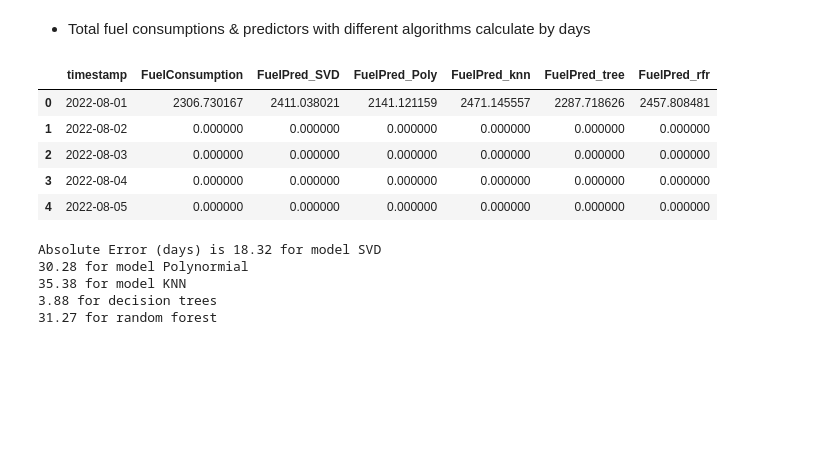
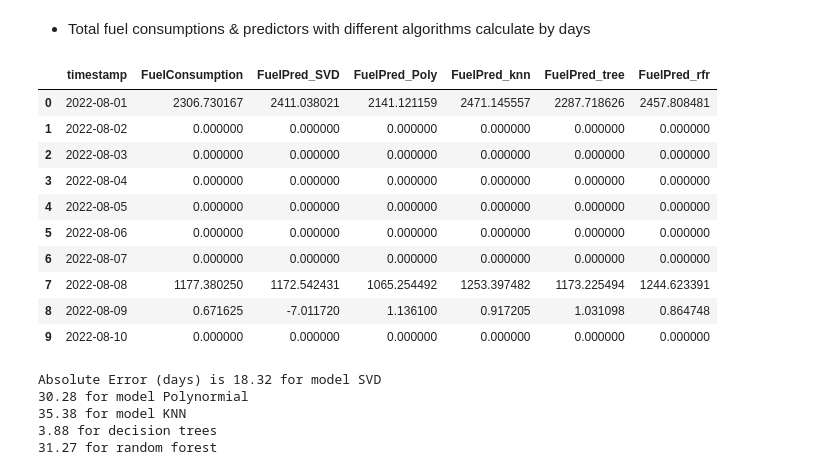
Before and after one commit to cooperhankun/Deep_learning, a Jupyter notebook: project/cetasol_1.ipynb, the cells around one changed output. Cells and saved outputs as stored; diff of their text form; code cells hidden in the pictures; blank space fills up the shorter version.

```diff
--- a/project/cetasol_1.ipynb
+++ b/project/cetasol_1.ipynb
@@ -628,3 +610,0 @@ Name: FuelPred_SVD, dtype: float64
-# %%
-X_features = poly_model_4.fit_transform(scaled_X)
-df['FuelPred_Poly'] = model_poly.predict(X_features)
@@ -900,14 +686,19 @@ See the caveats in the documentation: https://pandas.pydata.org/pandas-docs/stab
 - Total fuel consumptions & predictors with different algorithms calculate by days
 # %%
 df_days_aug = df_new_aug.groupby(pd.Grouper(key = 'timestamp', freq = 'D')).sum().reset_index()
-df_days_aug.head()
+df_days_aug.head(10)
 # %% [output]
 |  | timestamp | FuelConsumption | FuelPred_SVD | FuelPred_Poly | FuelPred_knn | FuelPred_tree | FuelPred_rfr |
 | 0 | 2022-08-01 | 2306.730167 | 2411.038021 | 2141.121159 | 2471.145557 | 2287.718626 | 2457.808481 |
 | 1 | 2022-08-02 | 0.000000 | 0.000000 | 0.000000 | 0.000000 | 0.000000 | 0.000000 |
 | 2 | 2022-08-03 | 0.000000 | 0.000000 | 0.000000 | 0.000000 | 0.000000 | 0.000000 |
 | 3 | 2022-08-04 | 0.000000 | 0.000000 | 0.000000 | 0.000000 | 0.000000 | 0.000000 |
 | 4 | 2022-08-05 | 0.000000 | 0.000000 | 0.000000 | 0.000000 | 0.000000 | 0.000000 |
+| 5 | 2022-08-06 | 0.000000 | 0.000000 | 0.000000 | 0.000000 | 0.000000 | 0.000000 |
+| 6 | 2022-08-07 | 0.000000 | 0.000000 | 0.000000 | 0.000000 | 0.000000 | 0.000000 |
+| 7 | 2022-08-08 | 1177.380250 | 1172.542431 | 1065.254492 | 1253.397482 | 1173.225494 | 1244.623391 |
+| 8 | 2022-08-09 | 0.671625 | -7.011720 | 1.136100 | 0.917205 | 1.031098 | 0.864748 |
+| 9 | 2022-08-10 | 0.000000 | 0.000000 | 0.000000 | 0.000000 | 0.000000 | 0.000000 |
 # %%
 mae_SVD_days_aug = mean_absolute_error(df_days_aug.FuelConsumption, df_days_aug.FuelPred_SVD)
 mae_Poly_days_aug = mean_absolute_error(df_days_aug.FuelConsumption, df_days_aug.FuelPred_Poly)
```
Also changed, not shown: parts of 26 cells of this notebook.
